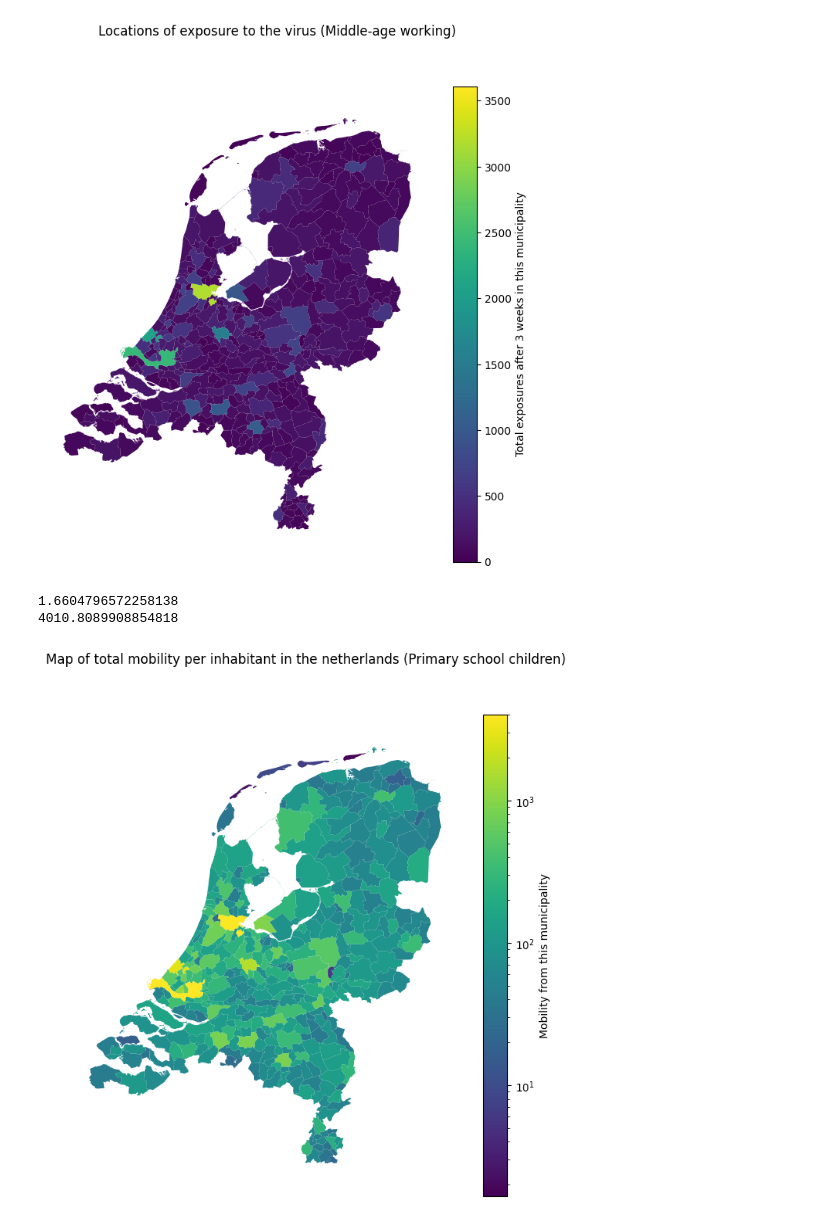
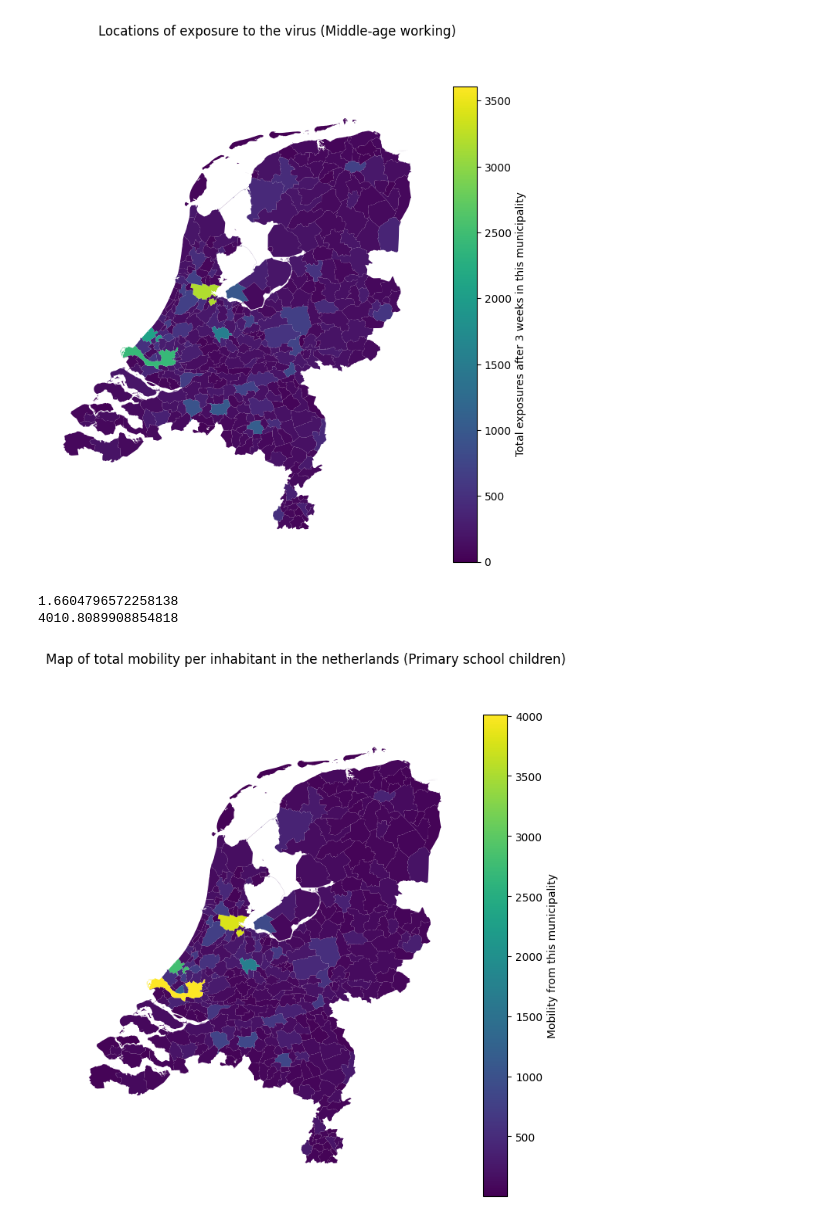
Before and after one commit to larsdekwant/covid-gravity-model, a Jupyter notebook: riskmap.ipynb, the cells around one changed output. Cells and saved outputs as stored; diff of their text form; code cells hidden in the pictures.

```diff
--- a/riskmap.ipynb
+++ b/riskmap.ipynb
@@ -489,11 +432,11 @@ mobmat_freq = df_mobmat_freq[df_mobmat_freq.columns[1:]].to_numpy()
 
 mobility_map = np.zeros(380)
 for loc in range(380):
-    demo_pop = np.maximum(DemoMat[loc, 5], 1)
+    demo_pop = np.maximum(DemoMat[loc, 3], 1)
     mobility_map[loc] = np.nansum(mobmat_freq[loc]) / demo_pop
 
 #for loc in np.argsort(mobility_map)[::-1]:
 #    print(str(loc) + '\t' + loc_name[loc] + ': ' + str(mobility_map[loc]))
 
-create_spatial_plot(mobility_map, 'Map of total mobility per inhabitant in the netherlands', 'Mobility from this municipality')
+create_spatial_plot(mobility_map, 'Map of average mobility per student agent in the Netherlands', 'Average mobility per student for this municipality')
 # %% [output]
@@ -550,7 +493,13 @@ path = os.getcwd() + '/cluster/results/3/High/'
 
 t_max = 21 * 24
 infect_map = np.zeros((380,380))
-for loc in [100]:
+# emmen: 100
+# 167 kerkrade
+# 287 smallingerland
+# 260 Reimerswaal
+# 358 Winterswijk
+
+for loc in [260]:
     print(loc)
     seed_data = []
     for seed in range(5):
@@ -566,5 +515,5 @@ full_map = np.zeros(380)
 for loc in range(380):
     full_map += infect_map[loc]
 
-create_spatial_plot(full_map, 'Locations of exposure to the virus (Emmen | Students)', 'Total exposures')
+create_spatial_plot(full_map, 'Locations of exposure to the virus (Reimerswaal | Students)', 'Total exposures', 0, 14)
 # %% [output]
@@ -1051,27 +1000,27 @@ create_spatial_plot(final_exposure, 'Locations of exposure to the virus (Middle-
 # %%
 demo = 5
 
 # df_mobmat_inc = pd.read_csv('Data/Mob_grav_inc.csv', delimiter=',')
 # mobmat_inc = df_mobmat_inc[df_mobmat_inc.columns[1:]].to_numpy()
 
 # mobility_map = np.zeros(380)
 # for loc in range(380):
 #     demo_pop = np.maximum(DemoMat[loc, demo], 1)
 #     mobility_map[loc] = np.nansum(mobmat_inc[loc]) / demo_pop
 
 df_mobmat_freq = pd.read_csv('Data/Mob_grav_freq.csv', delimiter=',')
 mobmat_freq = df_mobmat_freq[df_mobmat_freq.columns[1:]].to_numpy()
 
 mobility_map = np.zeros(380)
 for loc in range(380):
     demo_pop = np.maximum(DemoMat[loc, demo], 1)
     mobility_map[loc] = np.nansum(mobmat_freq[loc])
 
 print(np.min(mobility_map))
 print(np.max(mobility_map))
 
-create_spatial_plot_log(mobility_map, 'Map of total mobility per inhabitant in the netherlands (Primary school children)', 'Mobility from this municipality')
+create_spatial_plot(mobility_map, 'Map of total mobility per inhabitant in the netherlands (Primary school children)', 'Mobility from this municipality')
 # %% [output]
 1.6604796572258138
 4010.8089908854818
-[figure, old version]
+[figure, new version]
```
Also changed, not shown: parts of 4 cells of this notebook.
